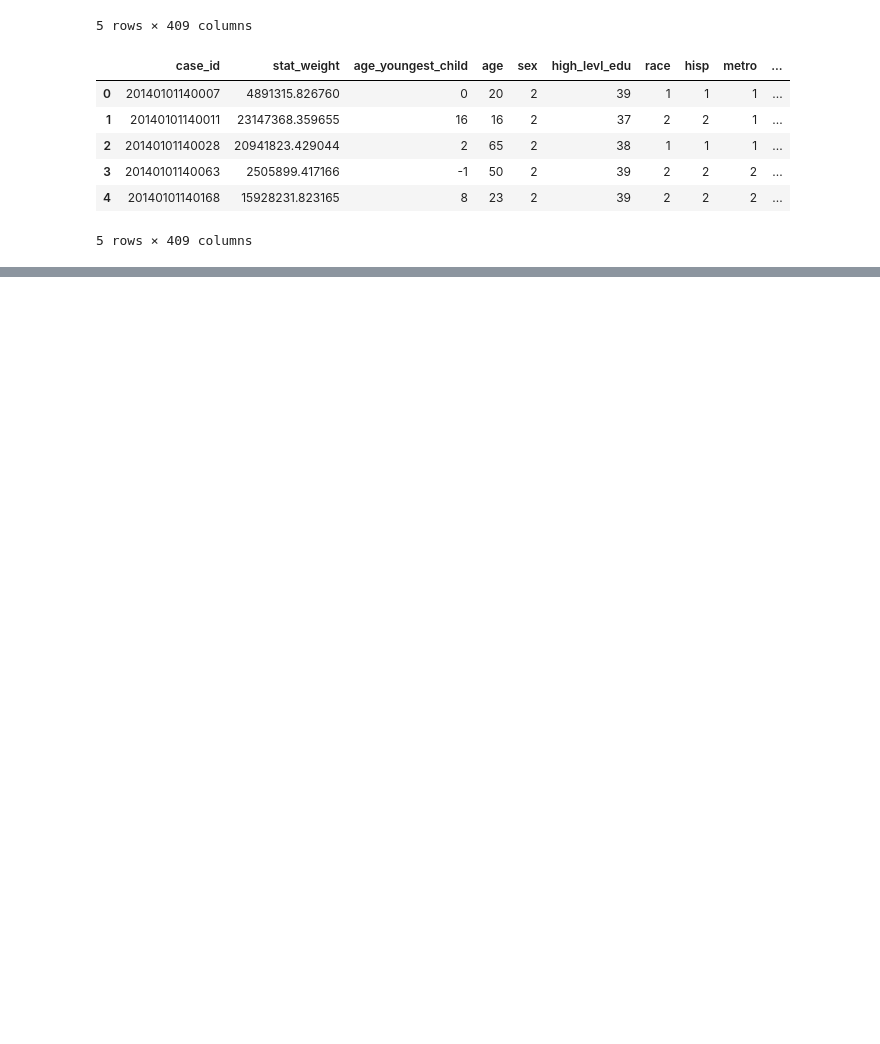
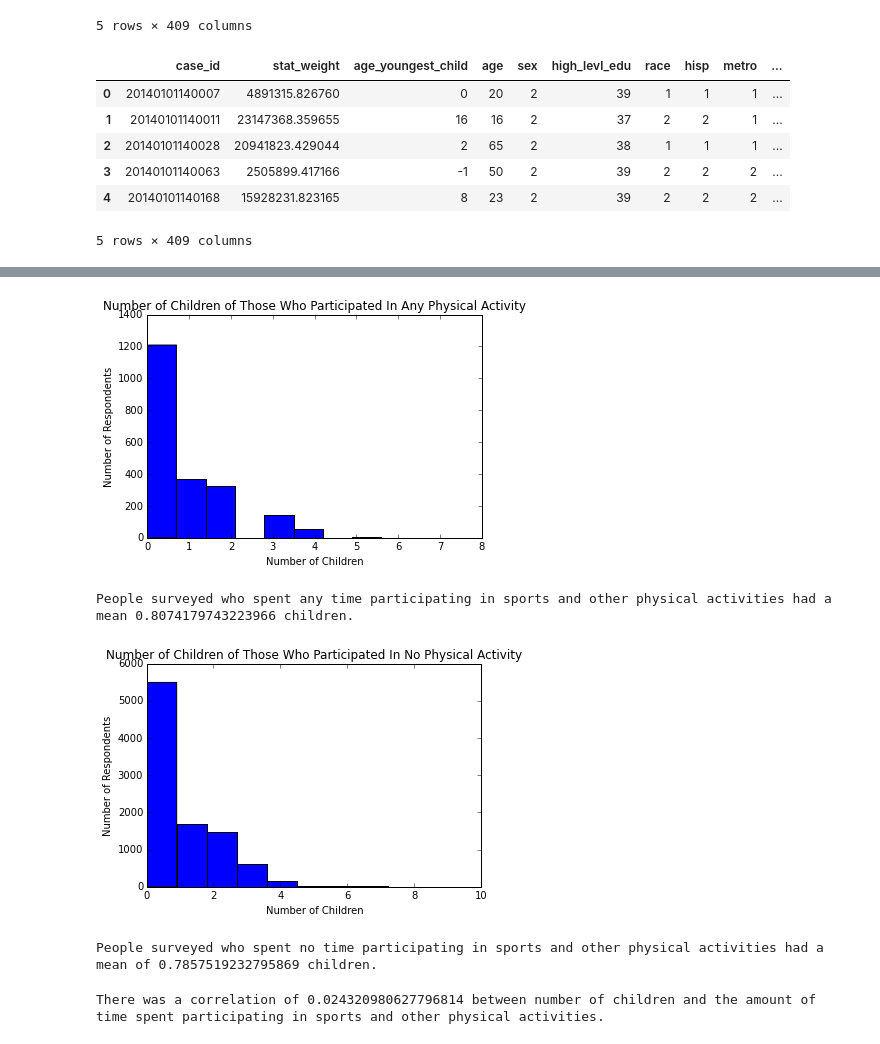
Before and after one commit to TylerKotkin/atus-analysis, a Jupyter notebook: atus_analysis.ipynb, the cells around one changed output, grey strips where cells are left out. Drawn from its saved outputs; the diff is of its cells as text; code cells hidden in the pictures; blank space fills up the shorter version.

```diff
--- a/atus_analysis.ipynb
+++ b/atus_analysis.ipynb
@@ -526,0 +128,23 @@ summary.head()
+# %%
+any_participating['num_of_children'].plot(kind='hist', bins=10, title='Number of Children of Those Who Participated In Any Physical Activity')
+plt.xlabel('Number of Children')
+plt.ylabel('Number of Respondents')
+plt.show()
+
+print('People surveyed who spent any time participating in sports and other physical activities had a mean {} children.'.format(any_participating['num_of_children'].mean()))
+
+no_participating['num_of_children'].plot(kind='hist', bins=10,title='Number of Children of Those Who Participated In No Physical Activity')
+plt.xlabel('Number of Children')
+plt.ylabel('Number of Respondents')
+plt.show()
+
+print('People surveyed who spent no time participating in sports and other physical activities had a mean of {} children.'.format(no_participating['num_of_children'].mean()))
+# %% [output]
+[figure, added]
+People surveyed who spent any time participating in sports and other physical activities had a mean 0.8074179743223966 children.
+[figure, added]
+People surveyed who spent no time participating in sports and other physical activities had a mean of 0.7857519232795869 children.
+# %%
+print('There was a correlation of {} between number of children and the amount of time spent participating in sports and other physical activities.'.format(participating['all_activities'].corr(participating['num_of_children'])))
+# %% [output]
+There was a correlation of 0.024320980627796814 between number of children and the amount of time spent participating in sports and other physical activities.
```
Also changed, not shown: parts of 50 cells of this notebook.
